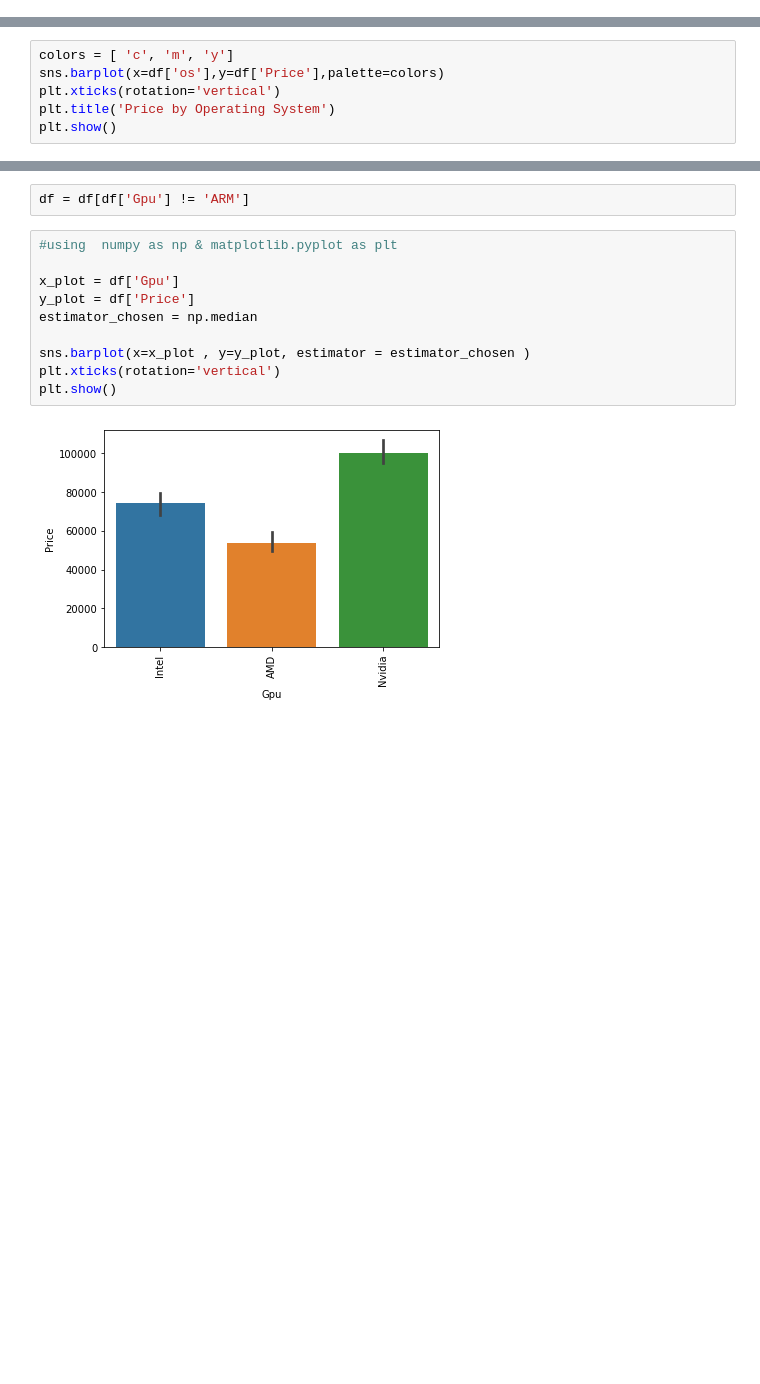
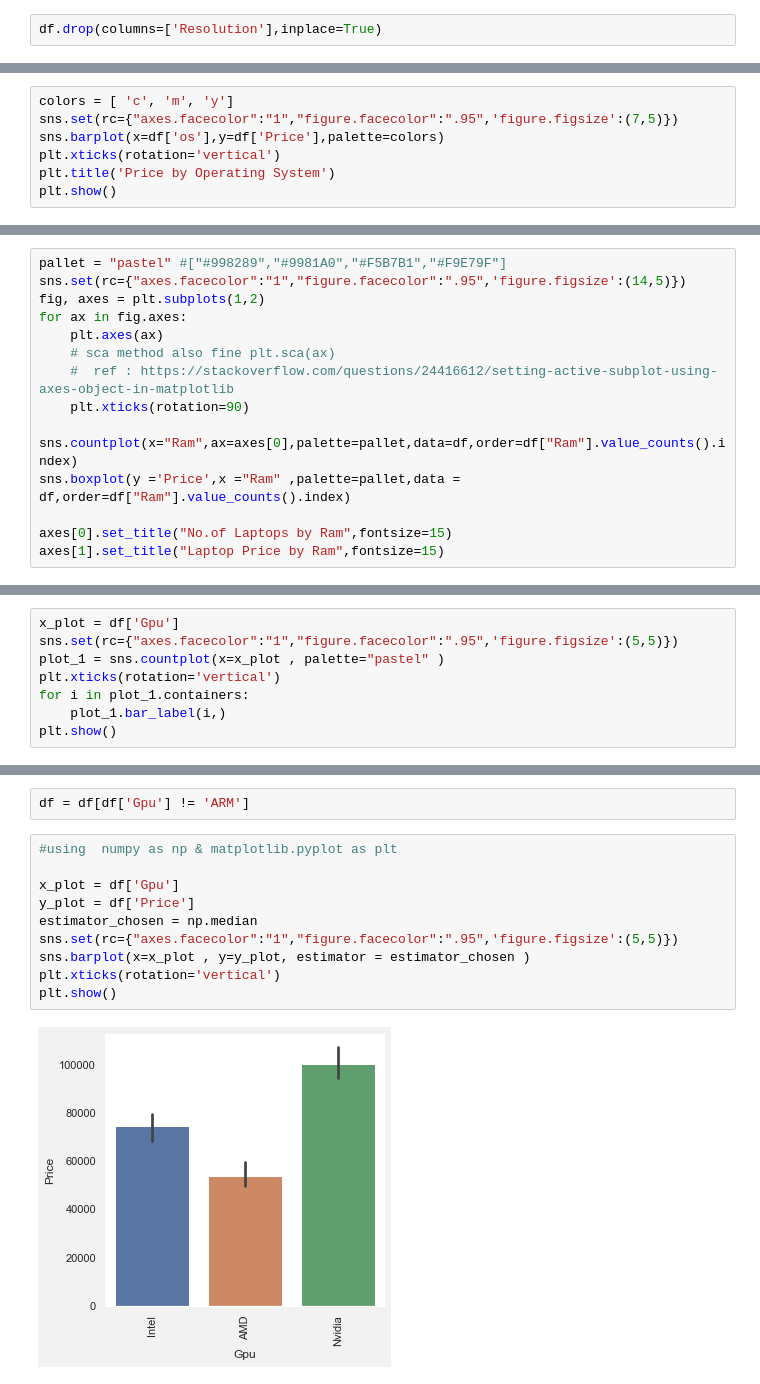
Before and after one commit to mrrachitchugh/UCDPA_RachitChugh, a Jupyter notebook: UCDPA_RachitChugh_CODE_LapPricePrediction.ipynb, the cells around one changed output, grey strips where cells are left out. Saved outputs shown, nothing was run; the diff lists cells and outputs as text; blank space fills up the shorter version.

```diff
--- a/UCDPA_RachitChugh_CODE_LapPricePrediction.ipynb
+++ b/UCDPA_RachitChugh_CODE_LapPricePrediction.ipynb
@@ -288,3 +396,5 @@ sns.barplot(x=df['IPS'],y=df['Price'])
+# %%
+df.drop(columns=['Resolution'],inplace=True)
 # %% [markdown]
 # Feature - 'OPERATING SYSTEM'
 # %%
@@ -335,5 +445,6 @@ plt.show()
 # %%
 colors = [ 'c', 'm', 'y']
+sns.set(rc={"axes.facecolor":"1","figure.facecolor":".95",'figure.figsize':(7,5)})
 sns.barplot(x=df['os'],y=df['Price'],palette=colors)
 plt.xticks(rotation='vertical')
 plt.title('Price by Operating System')
@@ -386,0 +498,15 @@ sns.histplot(df['Weight'],kde=True,stat ="density")
+# %%
+pallet = "pastel" #["#998289","#9981A0","#F5B7B1","#F9E79F"]
+sns.set(rc={"axes.facecolor":"1","figure.facecolor":".95",'figure.figsize':(14,5)})
+fig, axes = plt.subplots(1,2)
+for ax in fig.axes:
+    plt.axes(ax)
+    # sca method also fine plt.sca(ax)
+    #  ref : https://stackoverflow.com/questions/24416612/setting-active-subplot-using-axes-object-in-matplotlib
+    plt.xticks(rotation=90)
+
+sns.countplot(x="Ram",ax=axes[0],palette=pallet,data=df,order=df["Ram"].value_counts().index)
+sns.boxplot(y ='Price',x ="Ram" ,palette=pallet,data = df,order=df["Ram"].value_counts().index)
+
+axes[0].set_title("No.of Laptops by Ram",fontsize=15)
+axes[1].set_title("Laptop Price by Ram",fontsize=15)
@@ -423,0 +551,8 @@ Name: Gpu, dtype: int64
+# %%
+x_plot = df['Gpu']
+sns.set(rc={"axes.facecolor":"1","figure.facecolor":".95",'figure.figsize':(5,5)})
+plot_1 = sns.countplot(x=x_plot , palette="pastel" )
+plt.xticks(rotation='vertical')
+for i in plot_1.containers:
+    plot_1.bar_label(i,)
+plt.show()
@@ -426,12 +565,12 @@ df = df[df['Gpu'] != 'ARM']
 # %%
 #using  numpy as np & matplotlib.pyplot as plt
 
 x_plot = df['Gpu']
 y_plot = df['Price']
 estimator_chosen = np.median
-
+sns.set(rc={"axes.facecolor":"1","figure.facecolor":".95",'figure.figsize':(5,5)})
 sns.barplot(x=x_plot , y=y_plot, estimator = estimator_chosen )
 plt.xticks(rotation='vertical')
 plt.show()
 # %% [output]
-[figure, old version]
+[figure, new version]
```
Also changed, not shown: parts of 100 cells of this notebook.
